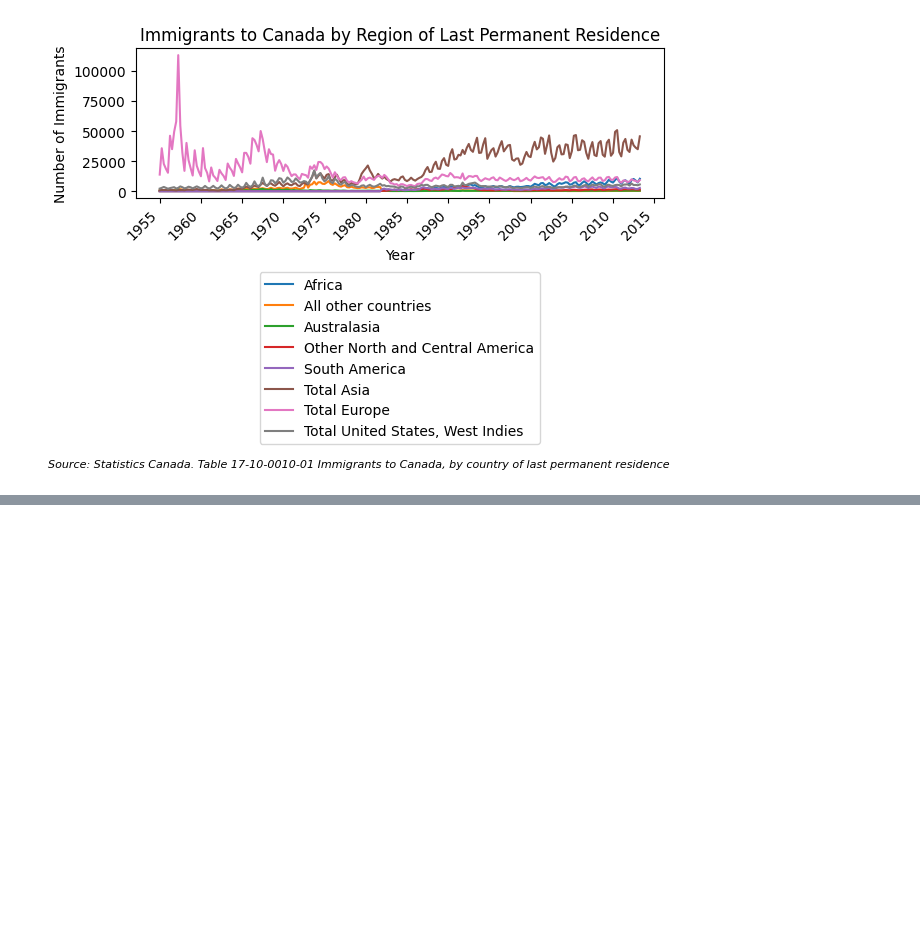
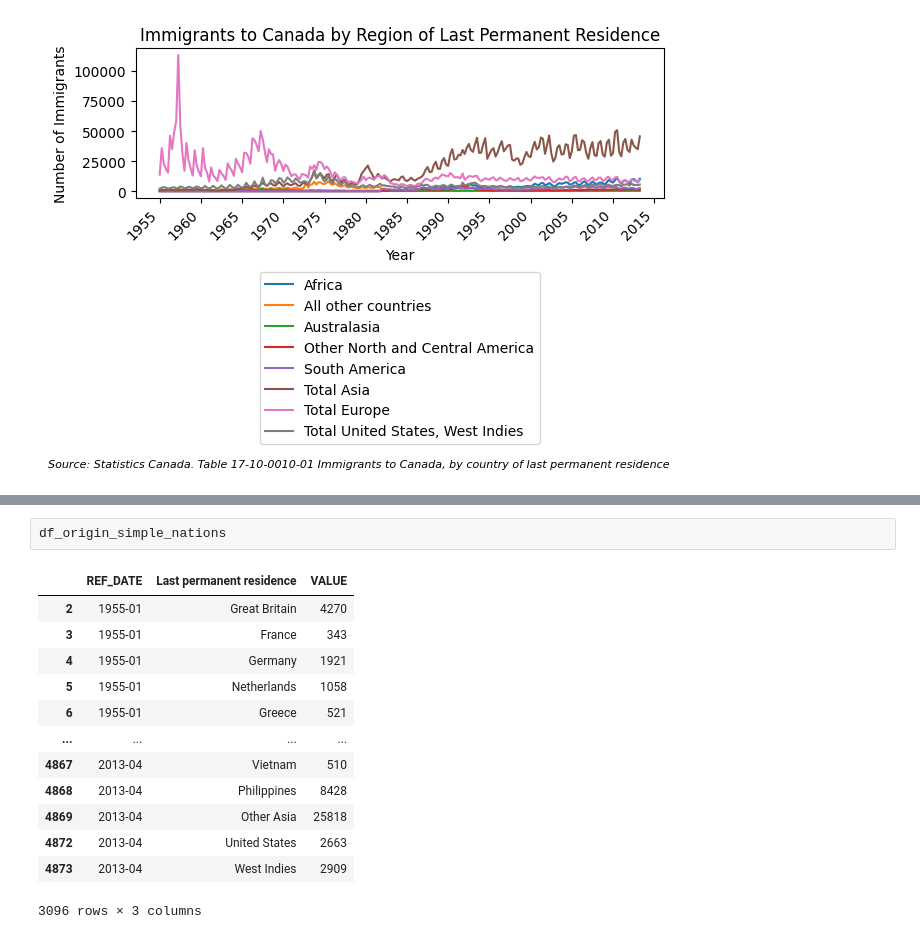
Before and after one commit to yrmo/gcinfo, a Jupyter notebook: immigrants-country-of-origin-1955-2013.ipynb, the cells around one changed output, grey strips where cells are left out. Saved outputs shown, nothing was run; the diff lists cells and outputs as text; blank space fills up the shorter version.

```diff
--- a/immigrants-country-of-origin-1955-2013.ipynb
+++ b/immigrants-country-of-origin-1955-2013.ipynb
@@ -432,0 +459,16 @@ plt.show()
+# %%
+df_origin_simple_nations
+# %% [output]
+|  | REF_DATE | Last permanent residence | VALUE |
+| 2 | 1955-01 | Great Britain | 4270 |
+| 3 | 1955-01 | France | 343 |
+| 4 | 1955-01 | Germany | 1921 |
+| 5 | 1955-01 | Netherlands | 1058 |
+| 6 | 1955-01 | Greece | 521 |
+| ... | ... | ... | ... |
+| 4867 | 2013-04 | Vietnam | 510 |
+| 4868 | 2013-04 | Philippines | 8428 |
+| 4869 | 2013-04 | Other Asia | 25818 |
+| 4872 | 2013-04 | United States | 2663 |
+| 4873 | 2013-04 | West Indies | 2909 |
+3096 rows × 3 columns
```
Also changed, not shown: parts of 4 cells of this notebook.
